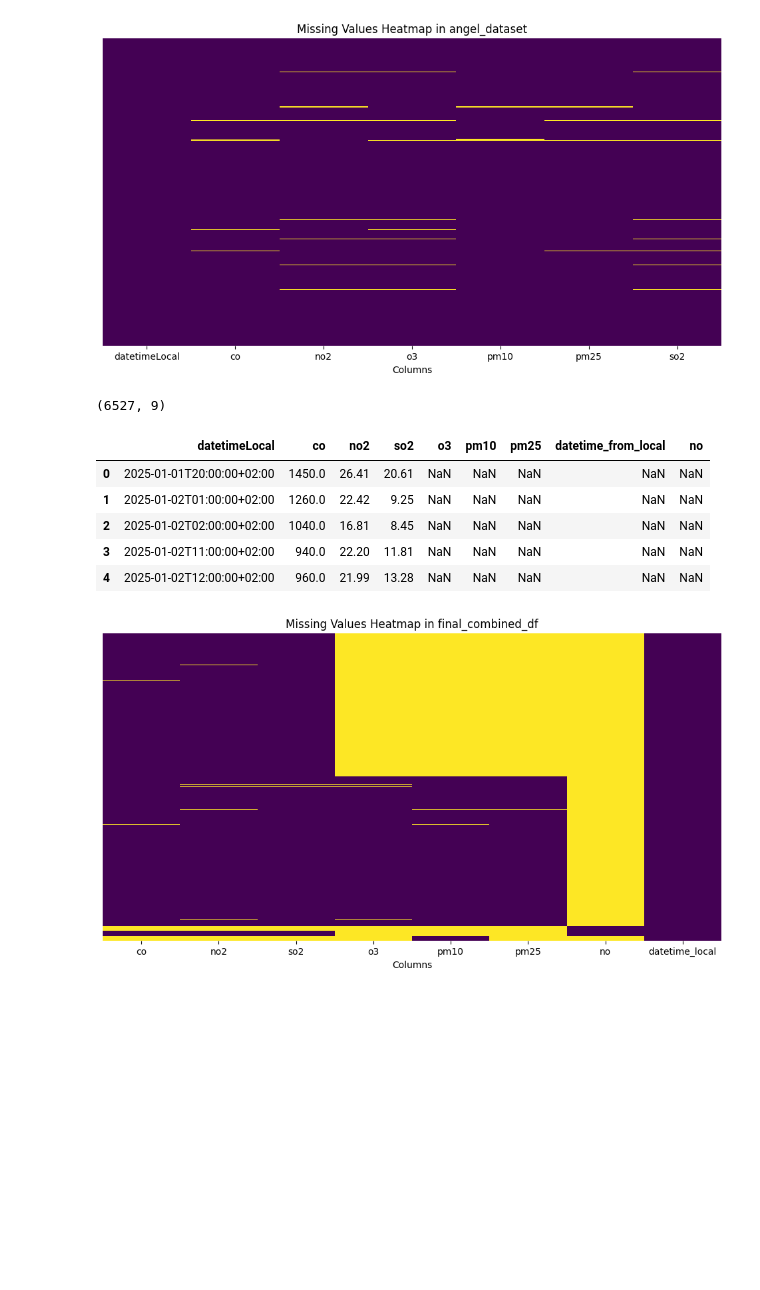
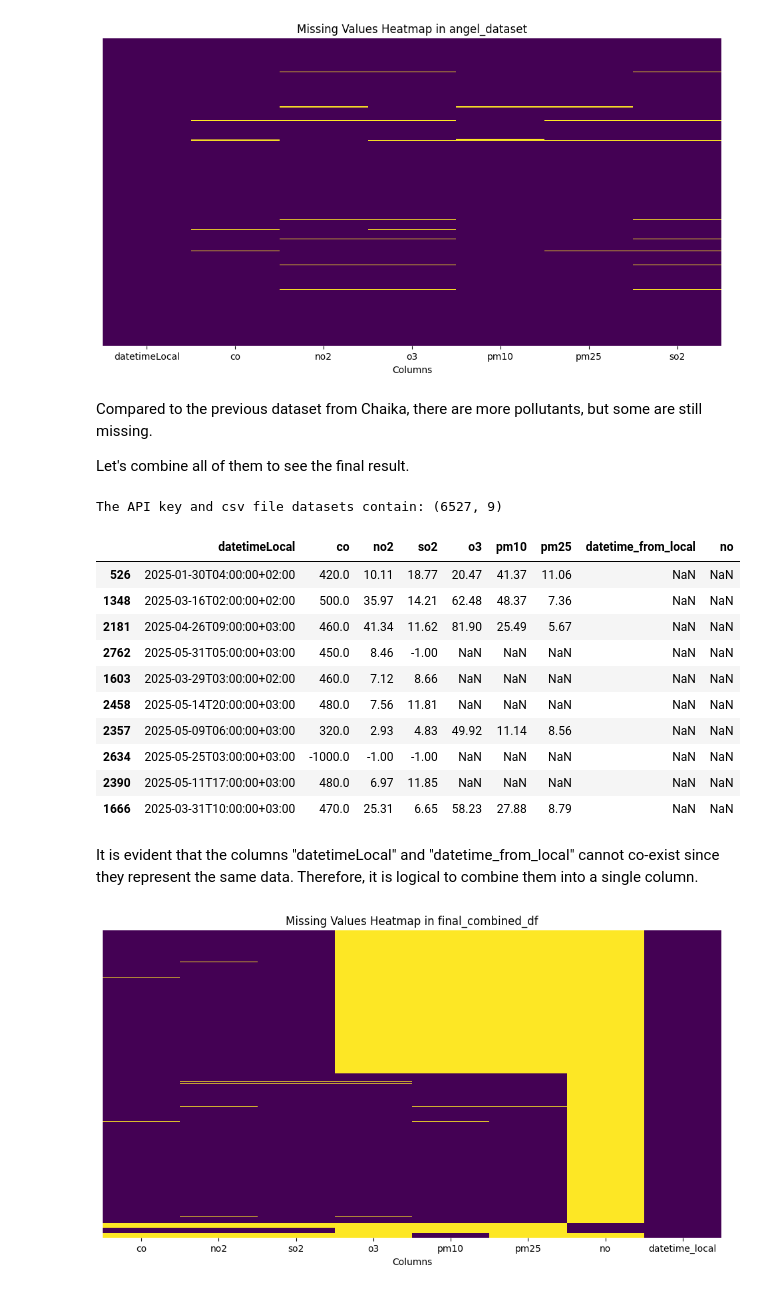
Before and after one commit to ivetkalchev/VarnaAir, a Jupyter notebook: varnaair.ipynb, the cells around one changed output. Saved outputs shown, nothing was run; the diff lists cells and outputs as text; code cells hidden in the pictures; blank space fills up the shorter version.

```diff
--- a/varnaair.ipynb
+++ b/varnaair.ipynb
@@ -65,7 +81,7 @@ df_latest1
 base_url = "https://api.openaq.org/v3/sensors/{sensor_id}/measurements"
 
 # sensor ids for Angel Kanchev
-sensor_ids = [25775, 25778, 25776, 25779, 25774, 25777, 4272879]
+sensor_ids = [25777, 25778, 25776, 25779, 25774, 25775, 4272879]
 
 sensor_data_frames = []
 
@@ -92,7 +108,7 @@ for sensor_id in sensor_ids:
 
         sensor_data_frames.append(df1)
 
-combined_df1 = pandas.concat(sensor_data_frames, ignore_index=True)
-combined_df1
+df1 = pandas.concat(sensor_data_frames, ignore_index=True)
+df1
 # %% [output]
 |  | value | sensor_id | datetime_from_utc | datetime_from_local | datetime_to_utc | datetime_to_local | ... |
@@ -182,8 +177,8 @@ for sensor_id in sensor_ids:
 
         sensor_data_frames.append(df2)
 
-combined_df2 = pandas.concat(sensor_data_frames, ignore_index=True)
-combined_df2
+df2 = pandas.concat(sensor_data_frames, ignore_index=True)
+df2
 # %% [output]
 |  | value | sensor_id | datetime_from_utc | datetime_from_local | datetime_to_utc | datetime_to_local | ... |
 | 0 | 1.51 | 7774820 | 2024-01-28T22:00:00Z | 2024-01-29T00:00:00+02:00 | 2024-01-28T23:00:00Z | 2024-01-29T01:00:00+02:00 | ... |
@@ -223,2 +198,4 @@ pivot_df2
 # %%
-combined_df = pandas.concat([pivot_df1, pivot_df2], ignore_index=True)
+combined_df = pandas.concat([df1, df2], ignore_index=True)
+
+print("The API key dataset from the 2 stations contains: " + str(combined_df.shape))
@@ -228,0 +206,8 @@ combined_df.shape
+# %%
+combined_df = combined_df.pivot_table(
+    index='datetime_from_local',
+    columns='parameter_name',
+    values='value'
+).reset_index()
+
+combined_df
@@ -368,21 +392,32 @@ plt.xlabel('Columns')
 plt.show()
 # %% [output]
 [figure]
+# %% [markdown]
+Compared to the previous dataset from Chaika, there are more pollutants, but some are still missing.
+
+Let's combine all of them to see the final result.
 # %%
 final_combined_df = pandas.concat([chaika_dataset, angel_dataset, combined_df])
 # %%
-final_combined_df.shape
+print("The API key and csv file datasets contain: " + str(final_combined_df.shape))
 # %% [output]
-(6527, 9)
+The API key and csv file datasets contain: (6527, 9)
 # %%
-final_combined_df.head()
+final_combined_df.sample(10)
 # %% [output]
 |  | datetimeLocal | co | no2 | so2 | o3 | pm10 | pm25 | datetime_from_local | no |
-| 0 | 2025-01-01T20:00:00+02:00 | 1450.0 | 26.41 | 20.61 | NaN | NaN | NaN | NaN | NaN |
-| 1 | 2025-01-02T01:00:00+02:00 | 1260.0 | 22.42 | 9.25 | NaN | NaN | NaN | NaN | NaN |
-| 2 | 2025-01-02T02:00:00+02:00 | 1040.0 | 16.81 | 8.45 | NaN | NaN | NaN | NaN | NaN |
-| 3 | 2025-01-02T11:00:00+02:00 | 940.0 | 22.20 | 11.81 | NaN | NaN | NaN | NaN | NaN |
-| 4 | 2025-01-02T12:00:00+02:00 | 960.0 | 21.99 | 13.28 | NaN | NaN | NaN | NaN | NaN |
+| 526 | 2025-01-30T04:00:00+02:00 | 420.0 | 10.11 | 18.77 | 20.47 | 41.37 | 11.06 | NaN | NaN |
+| 1348 | 2025-03-16T02:00:00+02:00 | 500.0 | 35.97 | 14.21 | 62.48 | 48.37 | 7.36 | NaN | NaN |
+| 2181 | 2025-04-26T09:00:00+03:00 | 460.0 | 41.34 | 11.62 | 81.90 | 25.49 | 5.67 | NaN | NaN |
+| 2762 | 2025-05-31T05:00:00+03:00 | 450.0 | 8.46 | -1.00 | NaN | NaN | NaN | NaN | NaN |
+| 1603 | 2025-03-29T03:00:00+02:00 | 460.0 | 7.12 | 8.66 | NaN | NaN | NaN | NaN | NaN |
+| 2458 | 2025-05-14T20:00:00+03:00 | 480.0 | 7.56 | 11.81 | NaN | NaN | NaN | NaN | NaN |
+| 2357 | 2025-05-09T06:00:00+03:00 | 320.0 | 2.93 | 4.83 | 49.92 | 11.14 | 8.56 | NaN | NaN |
+| 2634 | 2025-05-25T03:00:00+03:00 | -1000.0 | -1.00 | -1.00 | NaN | NaN | NaN | NaN | NaN |
+| 2390 | 2025-05-11T17:00:00+03:00 | 480.0 | 6.97 | 11.85 | NaN | NaN | NaN | NaN | NaN |
+| 1666 | 2025-03-31T10:00:00+03:00 | 470.0 | 25.31 | 6.65 | 58.23 | 27.88 | 8.79 | NaN | NaN |
+# %% [markdown]
+It is evident that the columns "datetimeLocal" and "datetime_from_local" cannot co-exist since they represent the same data. Therefore, it is logical to combine them into a single column.
 # %%
 final_combined_df['datetime_local'] = final_combined_df['datetime_from_local'].combine_first(final_combined_df['datetimeLocal'])
 final_combined_df.drop(columns=['datetime_from_local', 'datetimeLocal'], inplace=True)
```
Also changed, not shown: parts of 34 cells of this notebook.
